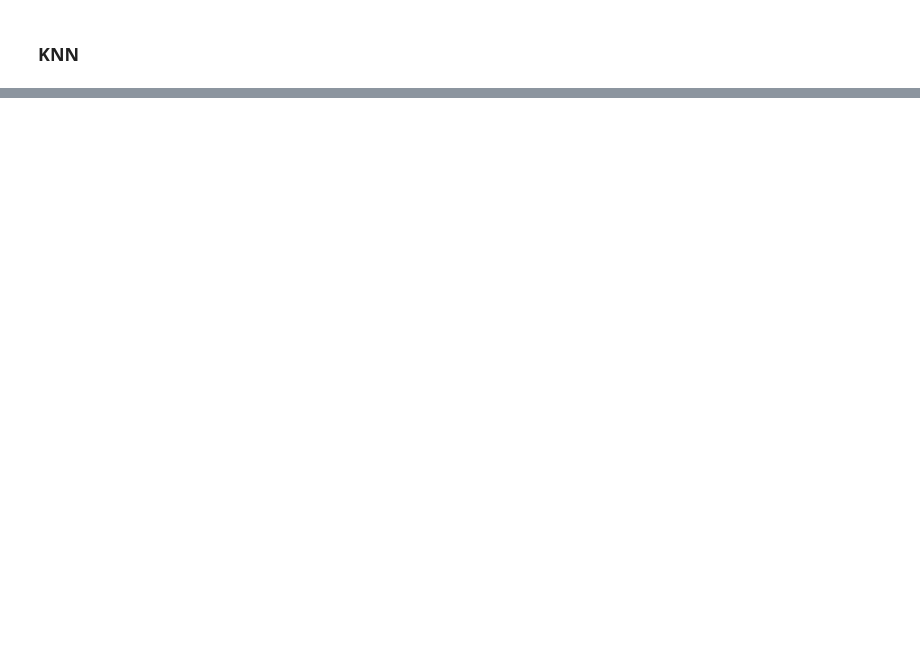
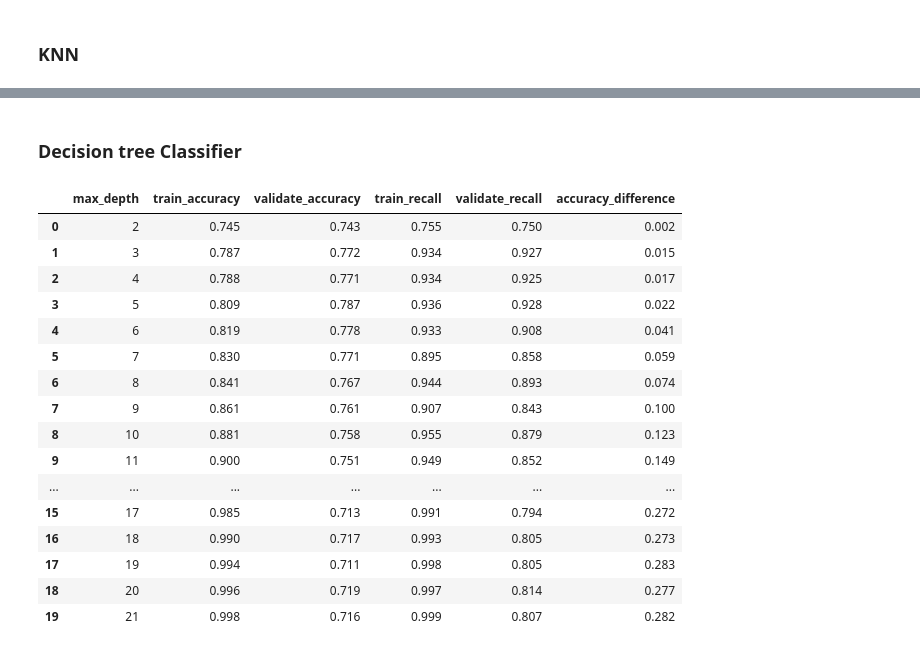
Before and after one commit to Joshua-C-Bryant/telco_churn_project, a Jupyter notebook: exploratory_workbook.ipynb, the cells around one changed output, grey strips where cells are left out. Cells and saved outputs as stored; diff of their text form; code cells hidden in the pictures; blank space fills up the shorter version.

```diff
--- a/exploratory_workbook.ipynb
+++ b/exploratory_workbook.ipynb
@@ -350,0 +719,57 @@ print('Accuracy of KNN classifier on training set: {:.2f}'
+# %% [markdown]
+### Decision tree Classifier
+# %%
+
+## Create a for loop that creates 20 decision tree models with increasingly larger depths.
+metrics = []
+tree_models = []
+for i in range(2, 22):
+    # Make the model
+    tree = DecisionTreeClassifier(max_depth=i, random_state=123)
+
+    # Fit the model (on train and only train)
+    tree = tree.fit(X_train, y_train)
+    y_predictions = tree.predict(X_train)
+    y_pred = tree.predict(X_validate)
+    # Use the model
+    in_sample_accuracy = round(tree.score(X_train, y_train),3)
+
+    out_of_sample_accuracy = round(tree.score(X_validate, y_validate),3)
+
+    in_sample_recall = round(sklearn.metrics.recall_score(y_train, y_predictions, pos_label =0),3)
+
+    out_of_sample_recall = round(sklearn.metrics.recall_score(y_validate, y_pred, pos_label =0),3)
+    output = {
+        "max_depth": i,
+        "train_accuracy": in_sample_accuracy,
+        "validate_accuracy": out_of_sample_accuracy,
+        "train_recall": in_sample_recall,
+        "validate_recall": out_of_sample_recall
+    }
+
+    # This creates the df below
+    metrics.append(output)
+    # tree_models will store all of my tree models incase i want them later
+    tree_models.append(tree)
+
+tree_df = pd.DataFrame(metrics)
+tree_df["accuracy_difference"] = tree_df.train_accuracy - tree_df.validate_accuracy
+tree_df
+# %% [output]
+|  | max_depth | train_accuracy | validate_accuracy | train_recall | validate_recall | accuracy_difference |
+| 0 | 2 | 0.745 | 0.743 | 0.755 | 0.750 | 0.002 |
+| 1 | 3 | 0.787 | 0.772 | 0.934 | 0.927 | 0.015 |
+| 2 | 4 | 0.788 | 0.771 | 0.934 | 0.925 | 0.017 |
+| 3 | 5 | 0.809 | 0.787 | 0.936 | 0.928 | 0.022 |
+| 4 | 6 | 0.819 | 0.778 | 0.933 | 0.908 | 0.041 |
+| 5 | 7 | 0.830 | 0.771 | 0.895 | 0.858 | 0.059 |
+| 6 | 8 | 0.841 | 0.767 | 0.944 | 0.893 | 0.074 |
+| 7 | 9 | 0.861 | 0.761 | 0.907 | 0.843 | 0.100 |
+| 8 | 10 | 0.881 | 0.758 | 0.955 | 0.879 | 0.123 |
+| 9 | 11 | 0.900 | 0.751 | 0.949 | 0.852 | 0.149 |
+| ... | ... | ... | ... | ... | ... | ... |
+| 15 | 17 | 0.985 | 0.713 | 0.991 | 0.794 | 0.272 |
+| 16 | 18 | 0.990 | 0.717 | 0.993 | 0.805 | 0.273 |
+| 17 | 19 | 0.994 | 0.711 | 0.998 | 0.805 | 0.283 |
+| 18 | 20 | 0.996 | 0.719 | 0.997 | 0.814 | 0.277 |
+| 19 | 21 | 0.998 | 0.716 | 0.999 | 0.807 | 0.282 |
```
Also changed, not shown: parts of 65 cells of this notebook.
